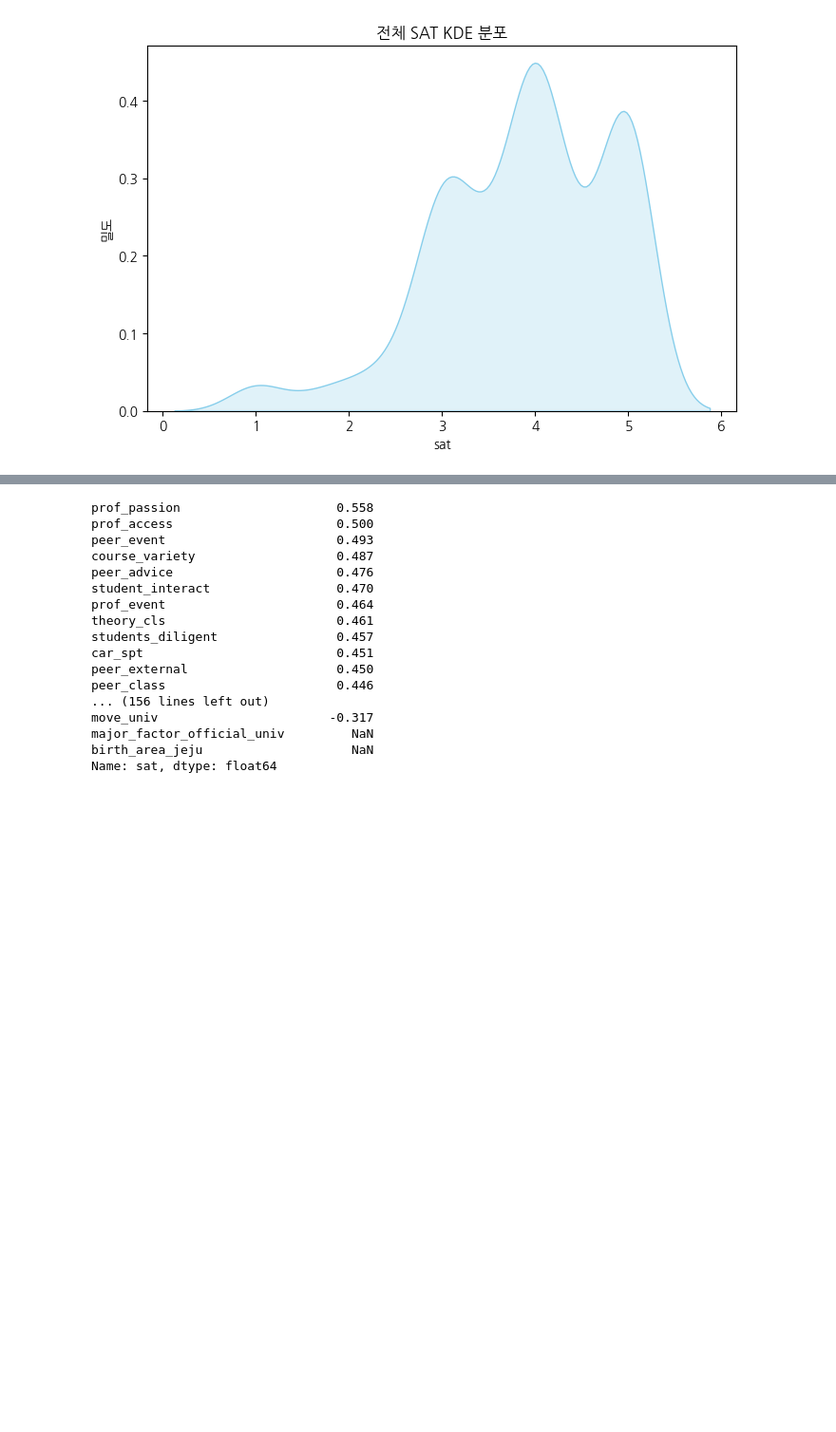
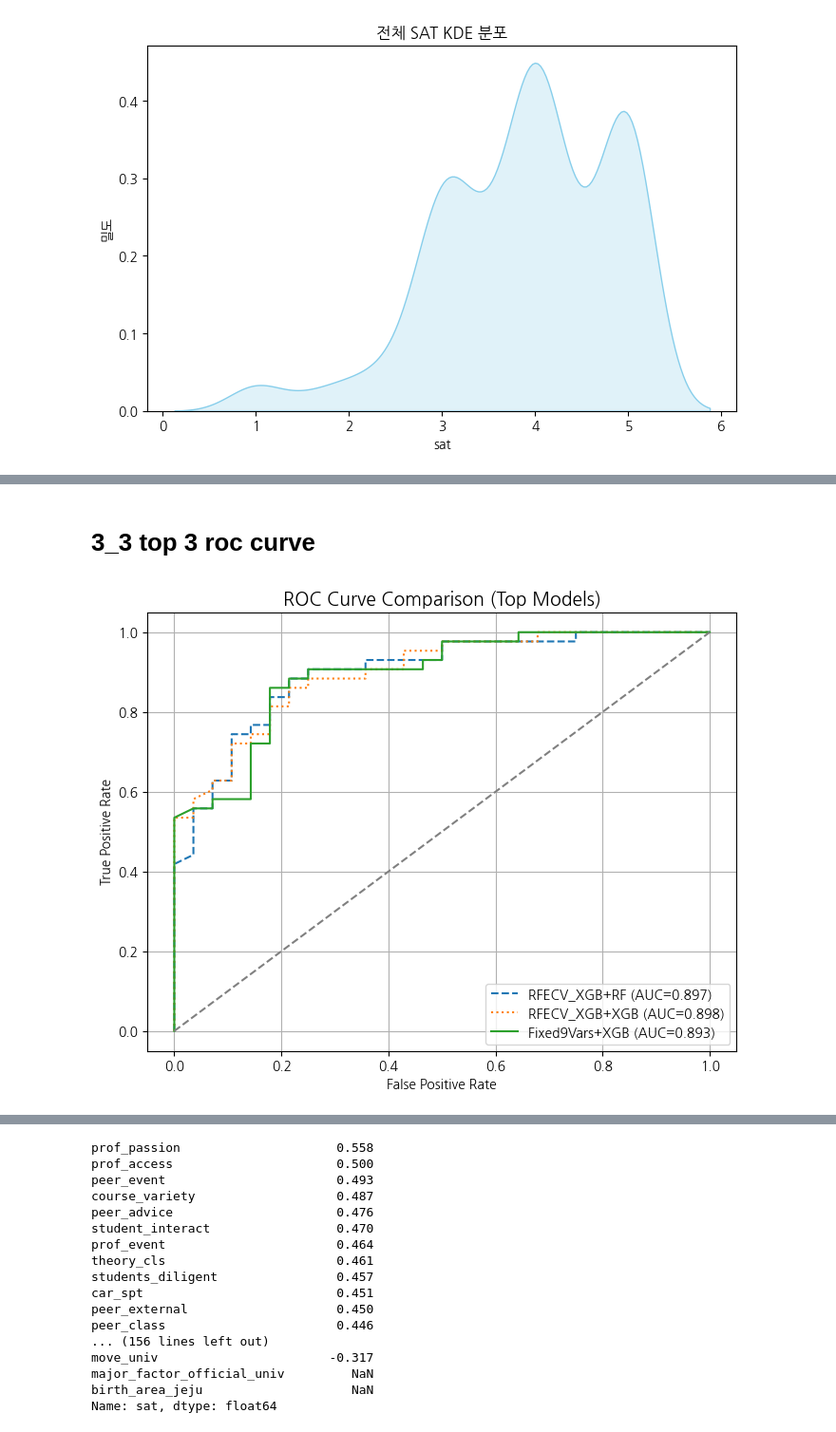
Before and after one commit to hyejinppp/college_life_satisfaction, a Jupyter notebook: sat.ipynb, the cells around one changed output, grey strips where cells are left out. Shown at 95% size. Saved outputs shown, nothing was run; the diff lists cells and outputs as text; code cells hidden in the pictures; blank space fills up the shorter version.

```diff
--- a/sat.ipynb
+++ b/sat.ipynb
@@ -1052,0 +1188,46 @@ plt.show()
+# %% [markdown]
+# 3_3 top 3 roc curve
+# %%
+from sklearn.metrics import roc_auc_score, roc_curve
+import matplotlib.pyplot as plt
+
+plt.figure(figsize=(8, 6))
+
+# 1️⃣ RFECV_XGB + RF
+rf_clf = final_models["RF"]
+rf_clf.fit(X_train[stable_vars_dict["RFECV_XGB"]], y_train)
+y_score_rf = rf_clf.predict_proba(X_test[stable_vars_dict["RFECV_XGB"]])[:, 1]
+fpr_rf, tpr_rf, _ = roc_curve(y_test, y_score_rf)
+auc_rf = roc_auc_score(y_test, y_score_rf)
+plt.plot(fpr_rf, tpr_rf, label=f"RFECV_XGB+RF (AUC={auc_rf:.3f})", linestyle="--")
+
+# 2️⃣ RFECV_XGB + XGB
+xgb_clf1 = final_models["XGB"]
+xgb_clf1.fit(X_train[stable_vars_dict["RFECV_XGB"]], y_train)
+y_score_xgb1 = xgb_clf1.predict_proba(X_test[stable_vars_dict["RFECV_XGB"]])[:, 1]
+fpr_xgb1, tpr_xgb1, _ = roc_curve(y_test, y_score_xgb1)
+auc_xgb1 = roc_auc_score(y_test, y_score_xgb1)
+plt.plot(fpr_xgb1, tpr_xgb1, label=f"RFECV_XGB+XGB (AUC={auc_xgb1:.3f})", linestyle=":")
+
+# 3️⃣ Fixed9Vars + XGB
+xgb_clf2 = Pipeline([
+    ("clf", XGBClassifier(n_estimators=200, random_state=RANDOM_STATE,
+                          use_label_encoder=False, eval_metric='logloss', n_jobs=-1))
+])
+xgb_clf2.fit(X_train_fixed, y_train_fixed)
+y_score_xgb2 = xgb_clf2.predict_proba(X_test_fixed)[:, 1]
+fpr_xgb2, tpr_xgb2, _ = roc_curve(y_test_fixed, y_score_xgb2)
+auc_xgb2 = roc_auc_score(y_test_fixed, y_score_xgb2)
+plt.plot(fpr_xgb2, tpr_xgb2, label=f"Fixed9Vars+XGB (AUC={auc_xgb2:.3f})", linestyle="-")
+
+# 랜덤 기준선
+plt.plot([0, 1], [0, 1], color="gray", linestyle="--")
+
+plt.title("ROC Curve Comparison (Top Models)", fontsize=14)
+plt.xlabel("False Positive Rate")
+plt.ylabel("True Positive Rate")
+plt.legend(fontsize=10)
+plt.grid(True)
+plt.show()
+# %% [output]
+[figure, added]
```
Also changed, not shown: parts of 35 cells of this notebook.
